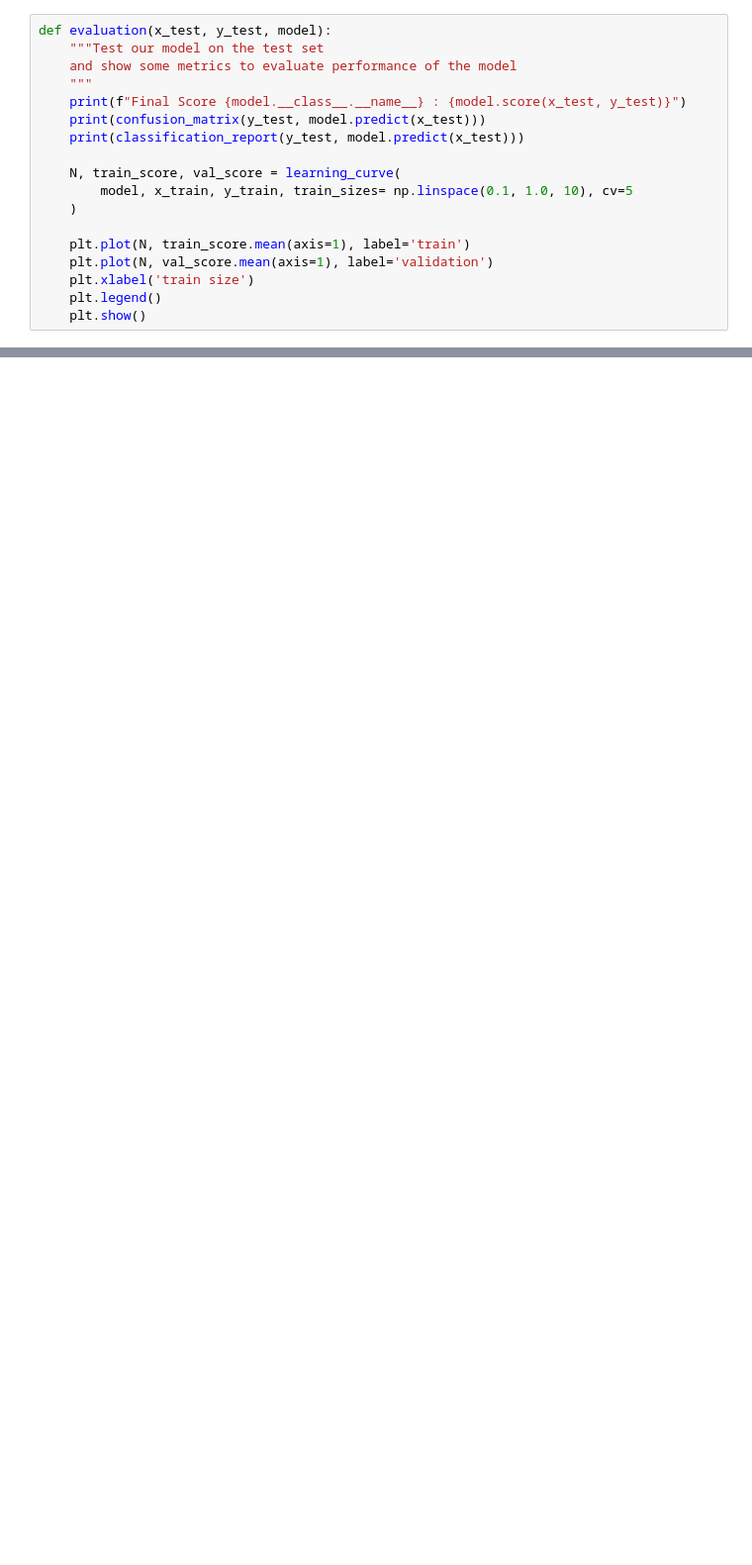
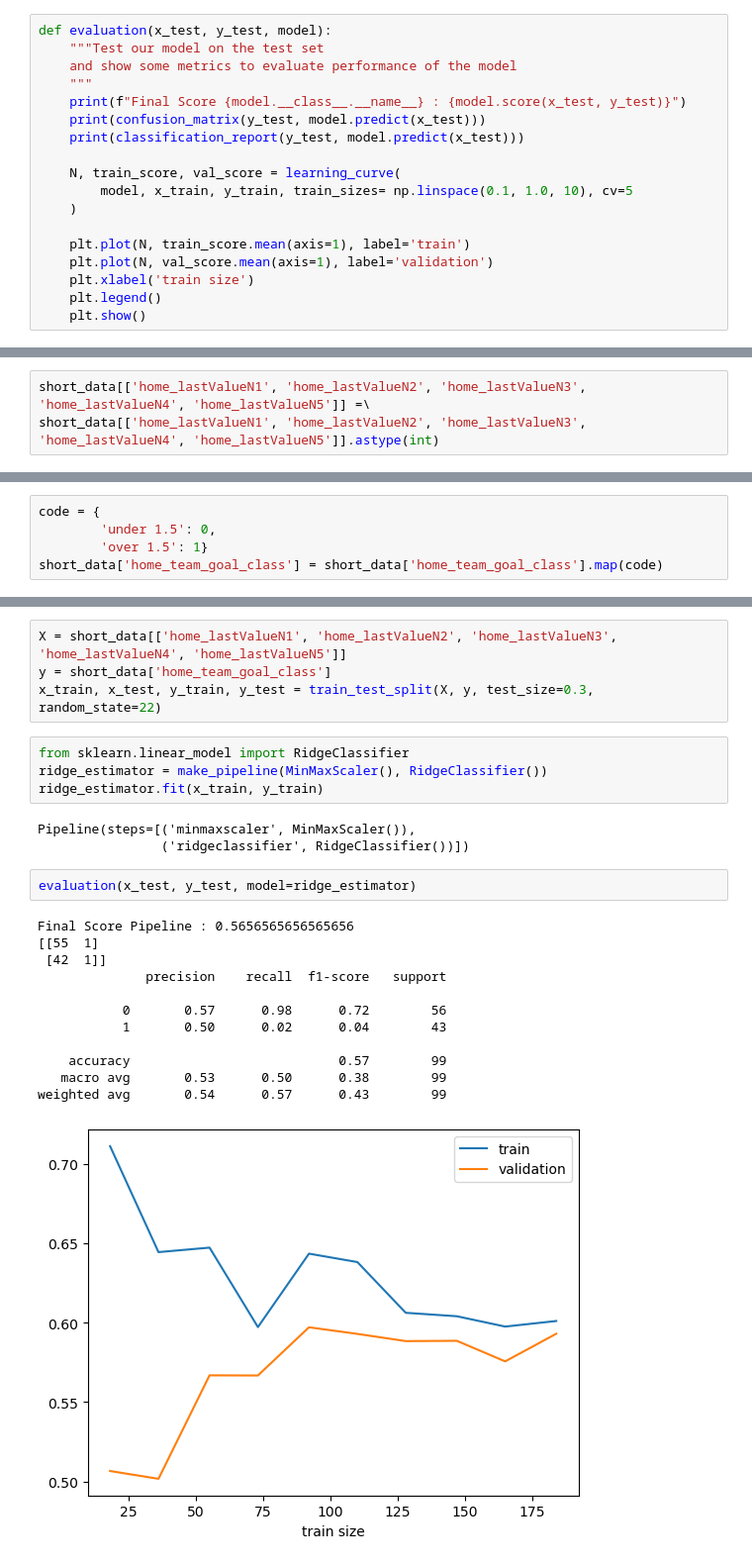
Before and after one commit to Hardfive/ProBettor, a Jupyter notebook: football/analysis/ipynb_checkpoints/modelling.ipynb, the cells around one changed output, grey strips where cells are left out. Shown at 99% size. Saved outputs shown, nothing was run; the diff lists cells and outputs as text; blank space fills up the shorter version.

```diff
--- a/football/analysis/ipynb_checkpoints/modelling.ipynb
+++ b/football/analysis/ipynb_checkpoints/modelling.ipynb
@@ -349,0 +204,3 @@ weighted avg       0.63      0.62      0.63        72
+# %%
+short_data[['home_lastValueN1', 'home_lastValueN2', 'home_lastValueN3', 'home_lastValueN4', 'home_lastValueN5']] =\
+short_data[['home_lastValueN1', 'home_lastValueN2', 'home_lastValueN3', 'home_lastValueN4', 'home_lastValueN5']].astype(int)
@@ -349,0 +213,5 @@ weighted avg       0.63      0.62      0.63        72
+# %%
+code = {
+        'under 1.5': 0,
+        'over 1.5': 1}
+short_data['home_team_goal_class'] = short_data['home_team_goal_class'].map(code)
@@ -349,0 +238,26 @@ weighted avg       0.63      0.62      0.63        72
+# %%
+X = short_data[['home_lastValueN1', 'home_lastValueN2', 'home_lastValueN3', 'home_lastValueN4', 'home_lastValueN5']]
+y = short_data['home_team_goal_class']
+x_train, x_test, y_train, y_test = train_test_split(X, y, test_size=0.3, random_state=22)
+# %%
+from sklearn.linear_model import RidgeClassifier
+ridge_estimator = make_pipeline(MinMaxScaler(), RidgeClassifier())
+ridge_estimator.fit(x_train, y_train)
+# %% [output]
+Pipeline(steps=[('minmaxscaler', MinMaxScaler()),
+                ('ridgeclassifier', RidgeClassifier())])
+# %%
+evaluation(x_test, y_test, model=ridge_estimator)
+# %% [output]
+Final Score Pipeline : 0.5656565656565656
+[[55  1]
+ [42  1]]
+              precision    recall  f1-score   support
+
+           0       0.57      0.98      0.72        56
+           1       0.50      0.02      0.04        43
+
+    accuracy                           0.57        99
+   macro avg       0.53      0.50      0.38        99
+weighted avg       0.54      0.57      0.43        99
+[figure, added]
```
Also changed, not shown: parts of 59 cells of this notebook, 4 other files.
